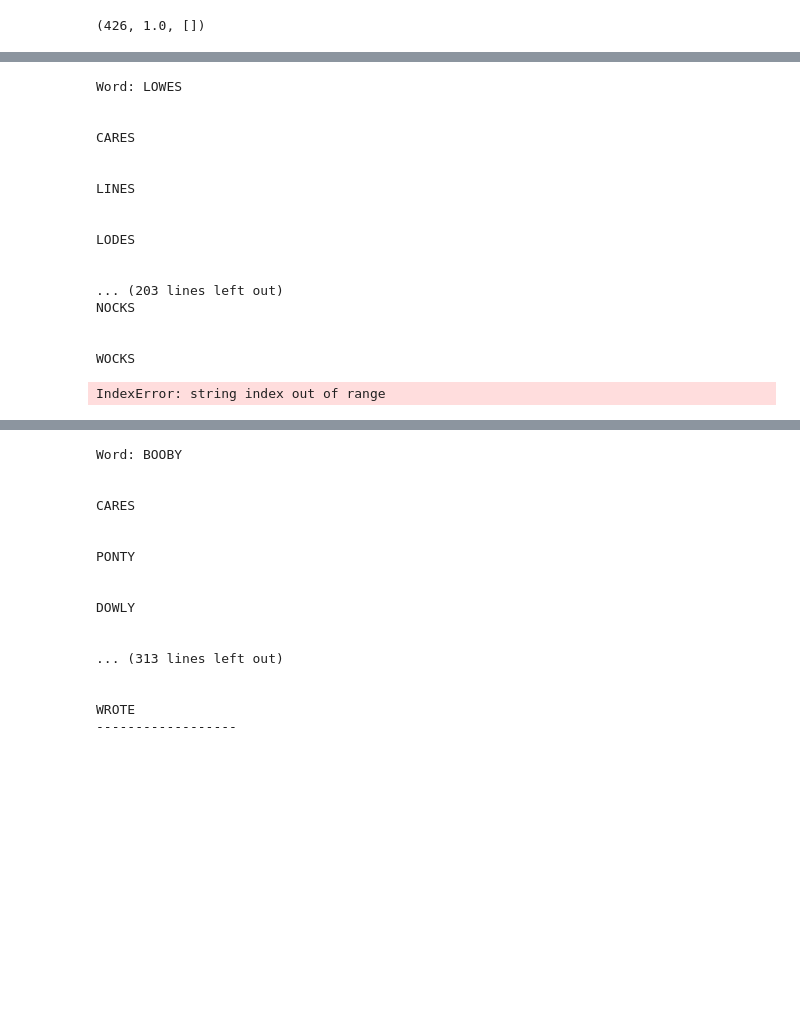
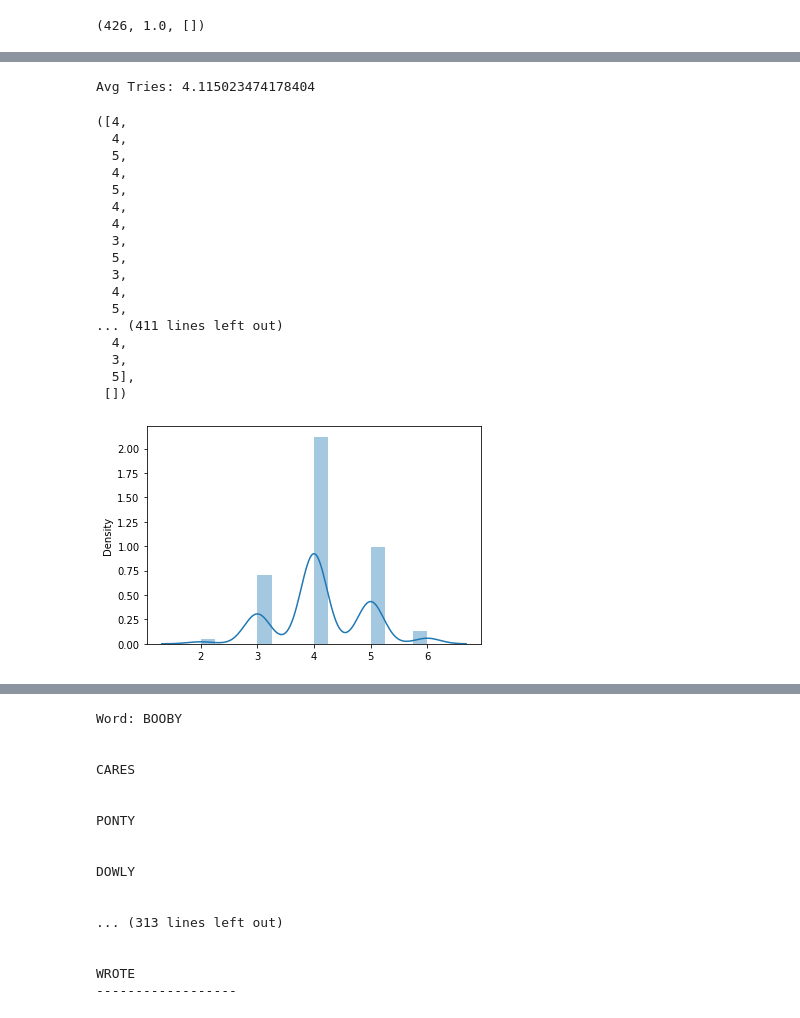
Before and after one commit to AdityaPandey0901/WordleBot, a Jupyter notebook: Wordling_2.0.ipynb, the cells around one changed output, grey strips where cells are left out. Drawn from its saved outputs; the diff is of its cells as text; code cells hidden in the pictures; blank space fills up the shorter version.

```diff
--- a/Wordling_2.0.ipynb
+++ b/Wordling_2.0.ipynb
@@ -936,56 +953,22 @@ Avg Tries: 7.0
-# %%
-Guesses=[]
-
-for word in Missed:
-
-    Sim=WordleSim(str(word))
-    Solver= WordleSolver()
-
-    print('Word: '+word)
-    gcount=0
-
-    thisHit=True
-
-    while(Sim.win==False):
-
-        print()
-
-        guess=Solver.generate_mixed_wp()
-
-
-        Sim_Output=Sim.play(guess)
-
-        Solver.update(Sim_Output[0])
-
-        gcount+=1
-
-
-
-
-        print()
-        print(guess)
-
-
-
-
-    Guesses.append(gcount)
-    print('------------------')
-# %% [output]
-Word: LOWES
-
-
-CARES
-
-
-LINES
-
-
-LODES
-
-
-... (203 lines left out)
-NOCKS
-
-
-WOCKS
-IndexError: string index out of range
+# %%
+A_Tries_Test(words_historicals)
+# %% [output]
+Avg Tries: 4.115023474178404
+([4,
+  4,
+  5,
+  4,
+  5,
+  4,
+  4,
+  3,
+  5,
+  3,
+  4,
+  5,
+... (411 lines left out)
+  4,
+  3,
+  5],
+ [])
+[figure, added]
```
Also changed, not shown: parts of 41 cells of this notebook, 2 other files.
